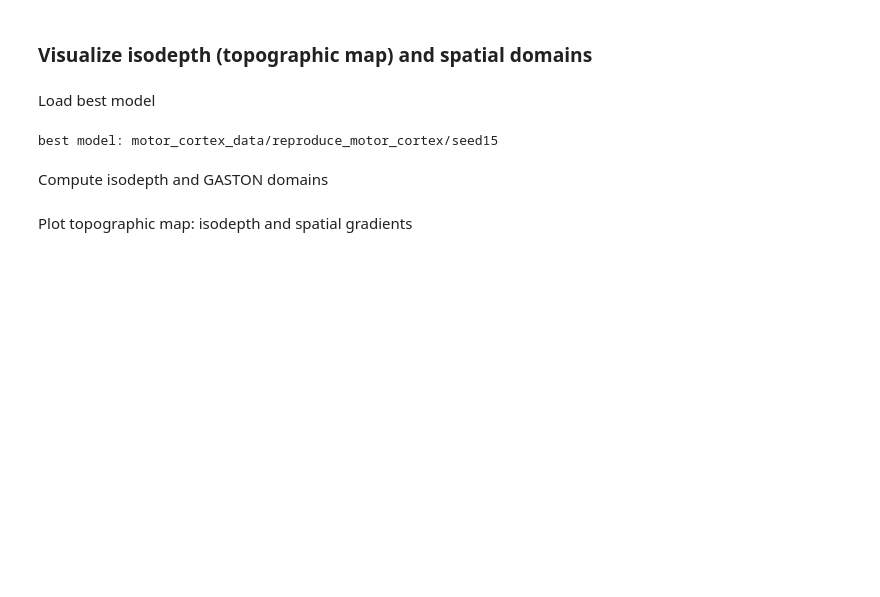
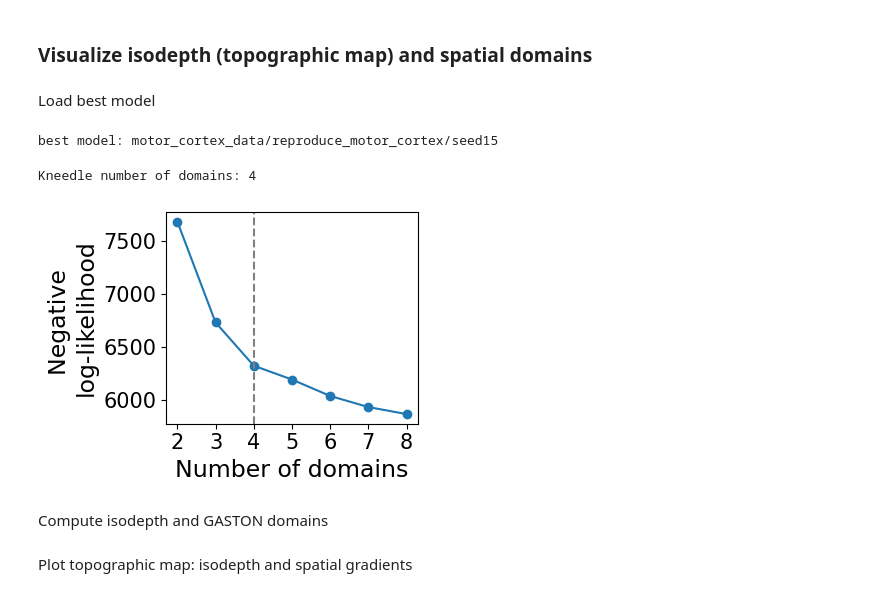
Before and after one commit to raphael-group/GASTON, a Jupyter notebook: docs/notebooks/tutorials/motor_cortex_tutorial.ipynb, the cells around one changed output. Cells and saved outputs as stored; diff of their text form; code cells hidden in the pictures; blank space fills up the shorter version.

```diff
--- a/docs/notebooks/tutorials/motor_cortex_tutorial.ipynb
+++ b/docs/notebooks/tutorials/motor_cortex_tutorial.ipynb
@@ -176,6 +176,11 @@ counts_mat=np.load('motor_cortex_data/counts_mat.npy') # N x G UMI count array
 gene_labels=np.load('motor_cortex_data/gene_labels.npy', allow_pickle=True) # array of names of G genes
 # %% [output]
 best model: motor_cortex_data/reproduce_motor_cortex/seed15
+# %%
+model_selection.plot_ll_curve(gaston_model, A, S, max_domain_num=8, start_from=2)
+# %% [output]
+Kneedle number of domains: 4
+[figure, added]
 # %% [markdown]
 Compute isodepth and GASTON domains
 # %%
```
Also changed, not shown: parts of 2 cells of this notebook, 5 other files.
